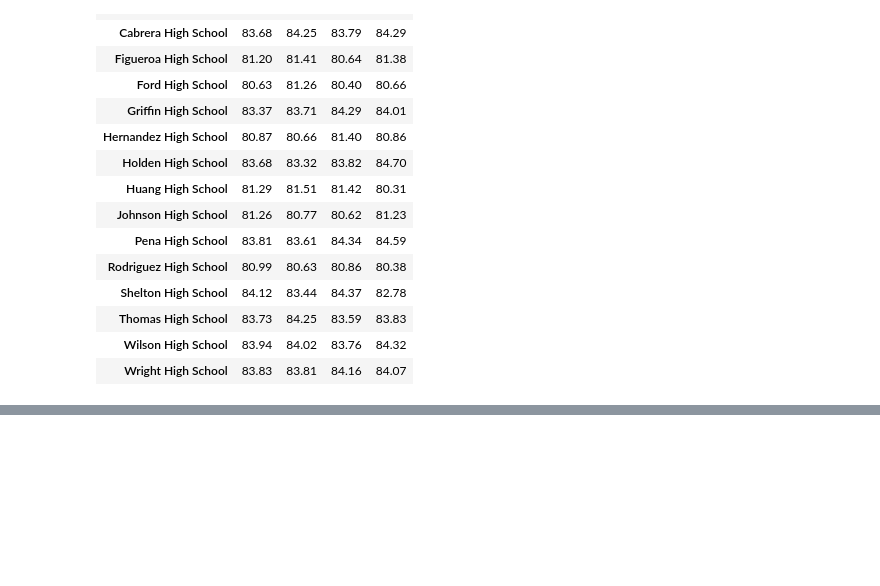
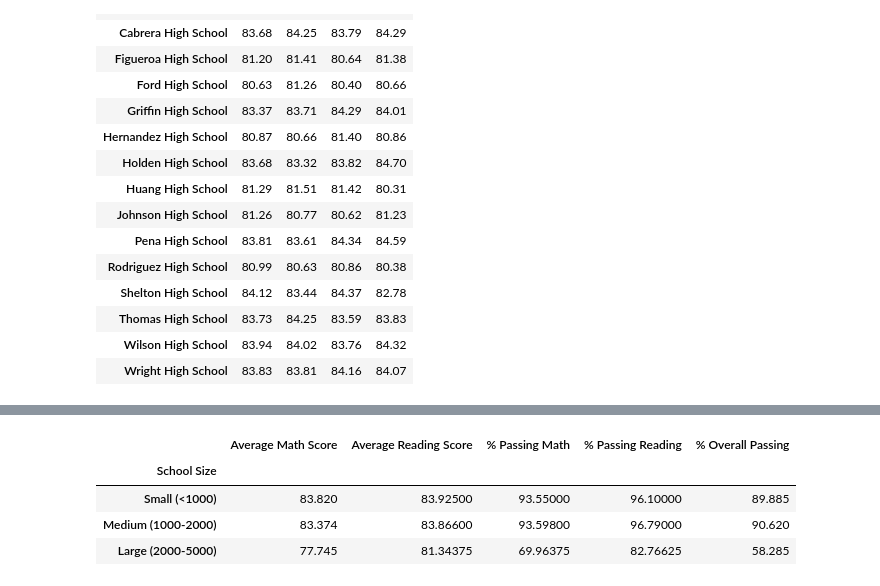
Before and after one commit to rpatel10491/pandas-challenge, a Jupyter notebook: PyCitySchools/PyCitySchools (Rohan Patel).ipynb, the cells around one changed output, grey strips where cells are left out. Cells and saved outputs as stored; diff of their text form; code cells hidden in the pictures; blank space fills up the shorter version.

```diff
--- a/PyCitySchools/PyCitySchools (Rohan Patel).ipynb
+++ b/PyCitySchools/PyCitySchools (Rohan Patel).ipynb
@@ -333,0 +338,21 @@ SyntaxError: invalid syntax (<ipython-input-166-1997e35ef1c7>, line 21)
+# %%
+#Scores by School Size
+#create bins
+bins = [0, 1000, 2000, 5000]
+group_names = ["Small (<1000)", "Medium (1000-2000)", "Large (2000-5000)"]
+
+#use pd.cut to put new bins into summary data frame
+school_summary["School Size"] = pd.cut(students_school, bins, labels=group_names)
+
+school_summary.groupby('School Size')[['Average Math Score',
+                                       'Average Reading Score',
+                                       '% Passing Math',
+                                       '% Passing Reading',
+                                       '% Overall Passing',
+                                       'School Size']].mean()
+# %% [output]
+|  | Average Math Score | Average Reading Score | % Passing Math | % Passing Reading | % Overall Passing |
+| School Size |  |  |  |  |  |
+| Small (<1000) | 83.820 | 83.92500 | 93.55000 | 96.10000 | 89.885 |
+| Medium (1000-2000) | 83.374 | 83.86600 | 93.59800 | 96.79000 | 90.620 |
+| Large (2000-5000) | 77.745 | 81.34375 | 69.96375 | 82.76625 | 58.285 |
```
Also changed, not shown: parts of 3 cells of this notebook.
